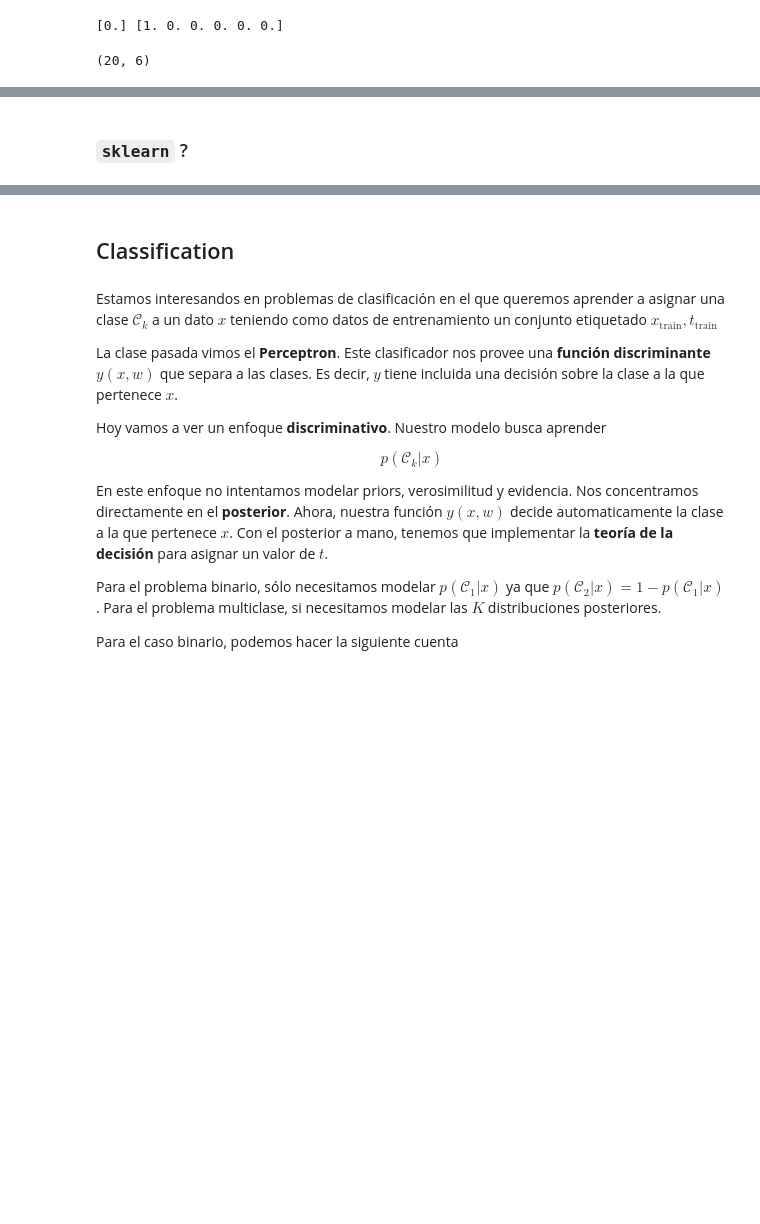
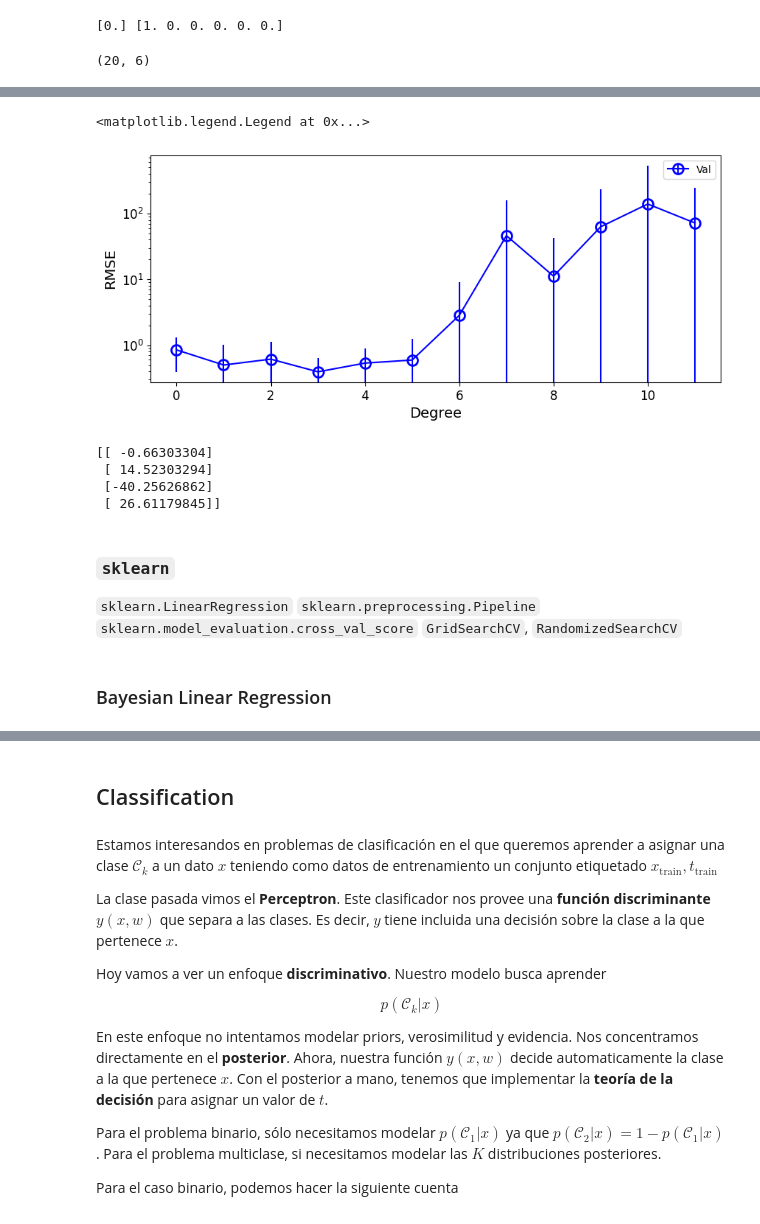
Before and after one commit to mcgen-ct/tutorials, a Jupyter notebook: ML/SimpleML.ipynb, the cells around one changed output, grey strips where cells are left out. Saved outputs shown, nothing was run; the diff lists cells and outputs as text; code cells hidden in the pictures; blank space fills up the shorter version.

```diff
--- a/ML/SimpleML.ipynb
+++ b/ML/SimpleML.ipynb
@@ -221,0 +327,10 @@ np.float64(0.3605491603448692)
+# %%
+rmse_vals_val_kfold = np.zeros((N_SAMPLES,max_degree+1))
+for nsample in range(N_SAMPLES):
+    for ndegree, degree in enumerate(range(max_degree+1)):
+        x_train, t_train = np.vstack([x[:nsample],x[nsample+1:]]), np.vstack([t[:nsample],t[nsample+1:]])
+        # print(x_train.shape,t_train.shape)
+        x_val, t_val = x[nsample].reshape(-1,1), t[nsample].reshape(-1,1)
+        model = LinearModelDegree(degree)
+        model.fit(x_train,t_train)
+        rmse_vals_val_kfold[nsample,ndegree] = rmse(t_val,model.y_ML(x_val))
@@ -222,2 +343,29 @@ np.float64(0.3605491603448692)
+# %%
+plt.figure(figsize=(10,4))
+plt.errorbar(x=range(max_degree+1), y=np.mean(rmse_vals_val_kfold,0),yerr=np.std(rmse_vals_val_kfold,0), fmt='o-b', mfc='None', ms=10, mew=2,label='Val')
+plt.xlabel('Degree')
+plt.ylabel('RMSE')
+plt.yscale('log')
+plt.legend(loc='upper right')
+# %% [output]
+<matplotlib.legend.Legend at 0x...>
+[figure, added]
+# %%
+best_degree = np.argmin(np.mean(rmse_vals_val_kfold,0))
+best_model = LinearModelDegree(int(best_degree))
+best_model.fit(x,t)
+print(best_model.wML)
+# %% [output]
+[[ -0.66303304]
+ [ 14.52303294]
+ [-40.25626862]
+ [ 26.61179845]]
 # %% [markdown]
-### `sklearn` ?
+### `sklearn`
+
+`sklearn.LinearRegression`
+`sklearn.preprocessing.Pipeline`
+`sklearn.model_evaluation.cross_val_score`
+`GridSearchCV`, `RandomizedSearchCV`
+# %% [markdown]
+### Bayesian Linear Regression
```
Also changed, not shown: parts of 121 cells of this notebook.
